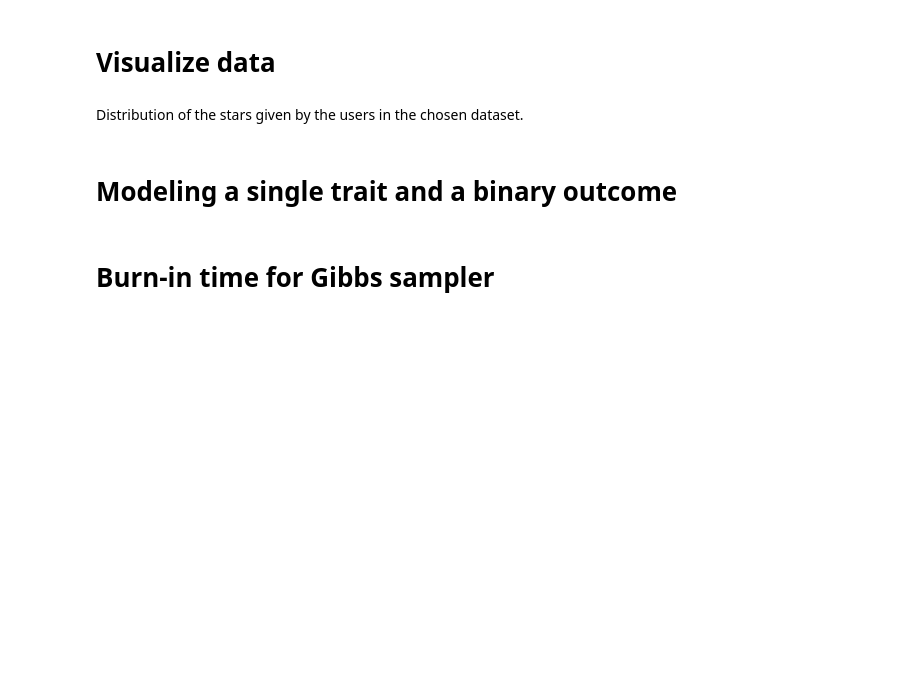
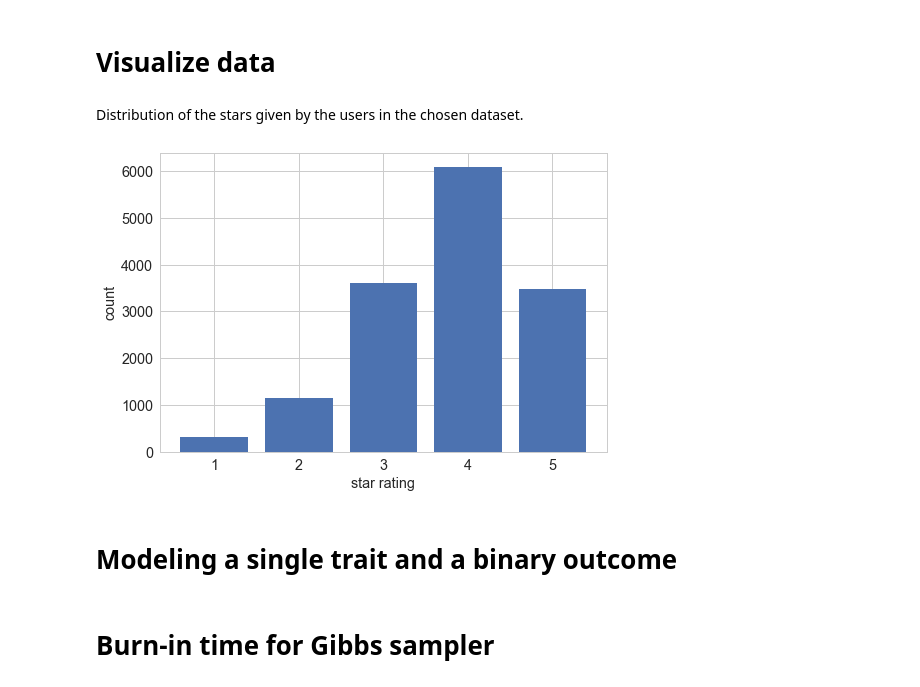
Before and after one commit to ioanab95/Colaborative-Filtering, a Jupyter notebook: collaborative_filtering.ipynb, the cells around one changed output. Drawn from its saved outputs; the diff is of its cells as text; code cells hidden in the pictures; blank space fills up the shorter version.

```diff
--- a/collaborative_filtering.ipynb
+++ b/collaborative_filtering.ipynb
@@ -11,5 +11,3 @@ import scipy.io, scipy.stats, scipy.linalg
 import pandas as pd
 import collections
 import seaborn as sns
-plt.style.use('seaborn')
-sns.set_style("whitegrid")
@@ -62,17 +39,19 @@ Distribution of the stars given by the users in the chosen dataset.
 # %%
 from scipy import stats, integrate
 
 plt.style.use('seaborn')
 sns.set_style("whitegrid")
 x = [1, 2, 3, 4, 5]
 
 counter = collections.Counter(reviews_df['stars'].values)
 plt.bar(x,  [counter[1], counter[2], counter[3], counter[4], counter[5]])
 
 plt.xlabel('star rating', fontsize='x-large')
 plt.ylabel('count', fontsize='x-large')
-plt.xticks(fontsize='large')
-plt.yticks(fontsize='large')
+plt.xticks(fontsize='x-large')
+plt.yticks(fontsize='x-large')
 
 plt.savefig("stars_count.pdf")
 plt.show()
+# %% [output]
+[figure, added]
```
Also changed, not shown: parts of 41 cells of this notebook, 2 other files.
